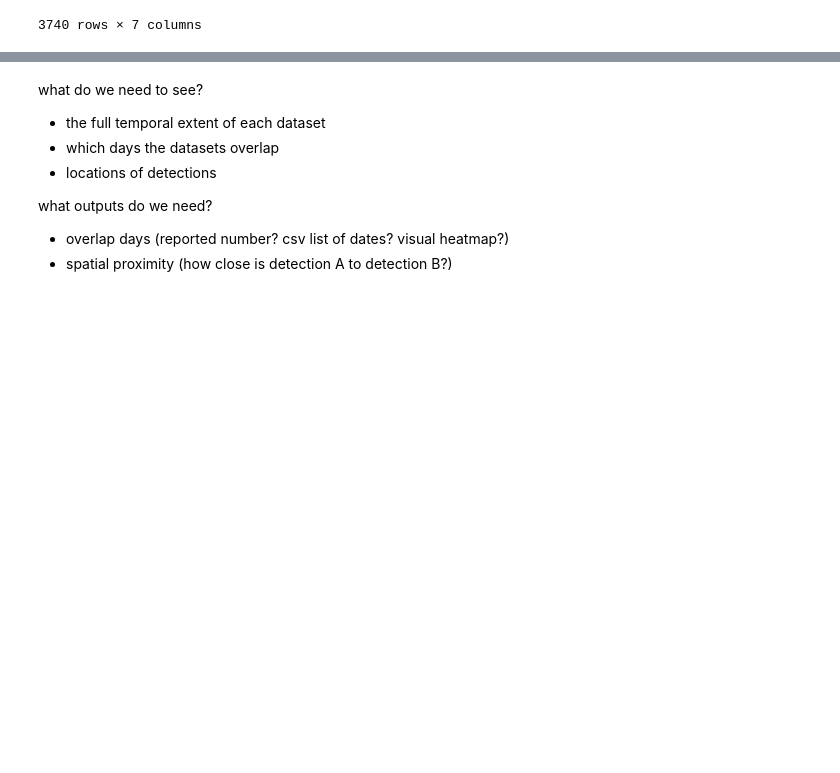
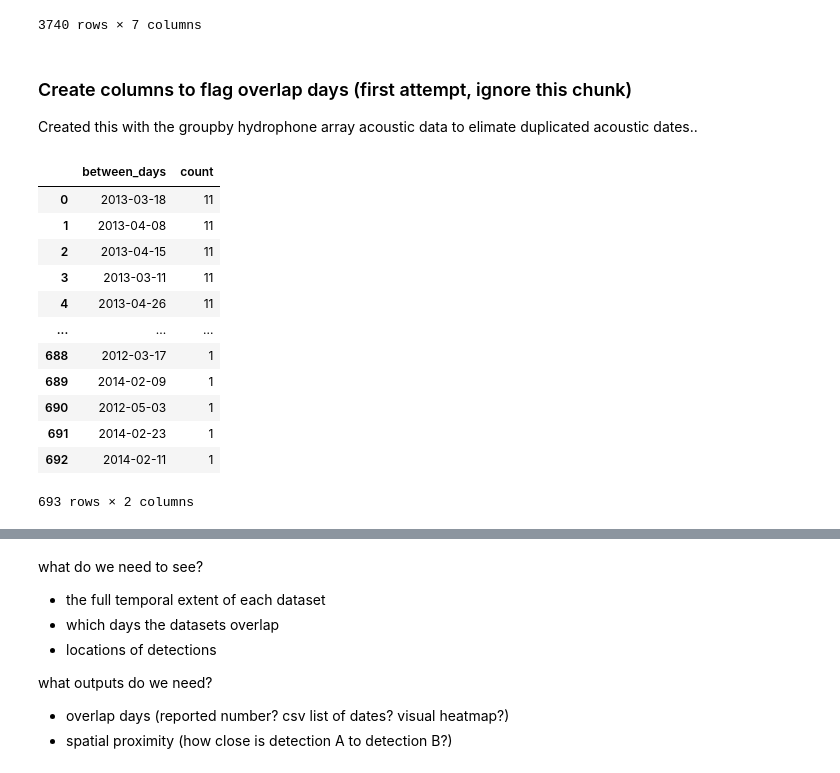
Before and after one commit to jackiefalvo/MP_Python, a Jupyter notebook: Scripting/scratch/scripts/SpatioTemporal_3datasets.ipynb, the cells around one changed output, grey strips where cells are left out. Drawn from its saved outputs; the diff is of its cells as text; code cells hidden in the pictures; blank space fills up the shorter version.

```diff
--- a/Scripting/scratch/scripts/SpatioTemporal_3datasets.ipynb
+++ b/Scripting/scratch/scripts/SpatioTemporal_3datasets.ipynb
@@ -31,3 +32,6 @@ concat3 # each record is a date associated with a datatype we have
 | 3738 | 67 | 2018-04-30 | 2018 | NaN | 41.9700 | -70.430 | ... |
 | 3739 | 68 | 2018-05-06 | 2018 | NaN | 41.9700 | -70.430 | ... |
 3740 rows × 7 columns
+# %% [markdown]
+### Create columns to flag overlap days (first attempt, ignore this chunk)
+Created this with the groupby hydrophone array acoustic data to elimate duplicated acoustic dates..
@@ -33,0 +48,24 @@ concat3 # each record is a date associated with a datatype we have
+# %%
+# create value counts column
+value_counts = concat3['between_days'].value_counts()
+value_counts
+
+# data frame
+df_vals = pd.DataFrame(value_counts)
+df_vals = df_vals.reset_index()
+df_vals.columns = ['between_days', 'count']
+df_vals
+# %% [output]
+|  | between_days | count |
+| 0 | 2013-03-18 | 11 |
+| 1 | 2013-04-08 | 11 |
+| 2 | 2013-04-15 | 11 |
+| 3 | 2013-03-11 | 11 |
+| 4 | 2013-04-26 | 11 |
+| ... | ... | ... |
+| 688 | 2012-03-17 | 1 |
+| 689 | 2014-02-09 | 1 |
+| 690 | 2012-05-03 | 1 |
+| 691 | 2014-02-23 | 1 |
+| 692 | 2014-02-11 | 1 |
+693 rows × 2 columns
```
Also changed, not shown: parts of 11 cells of this notebook, 13 other files.
